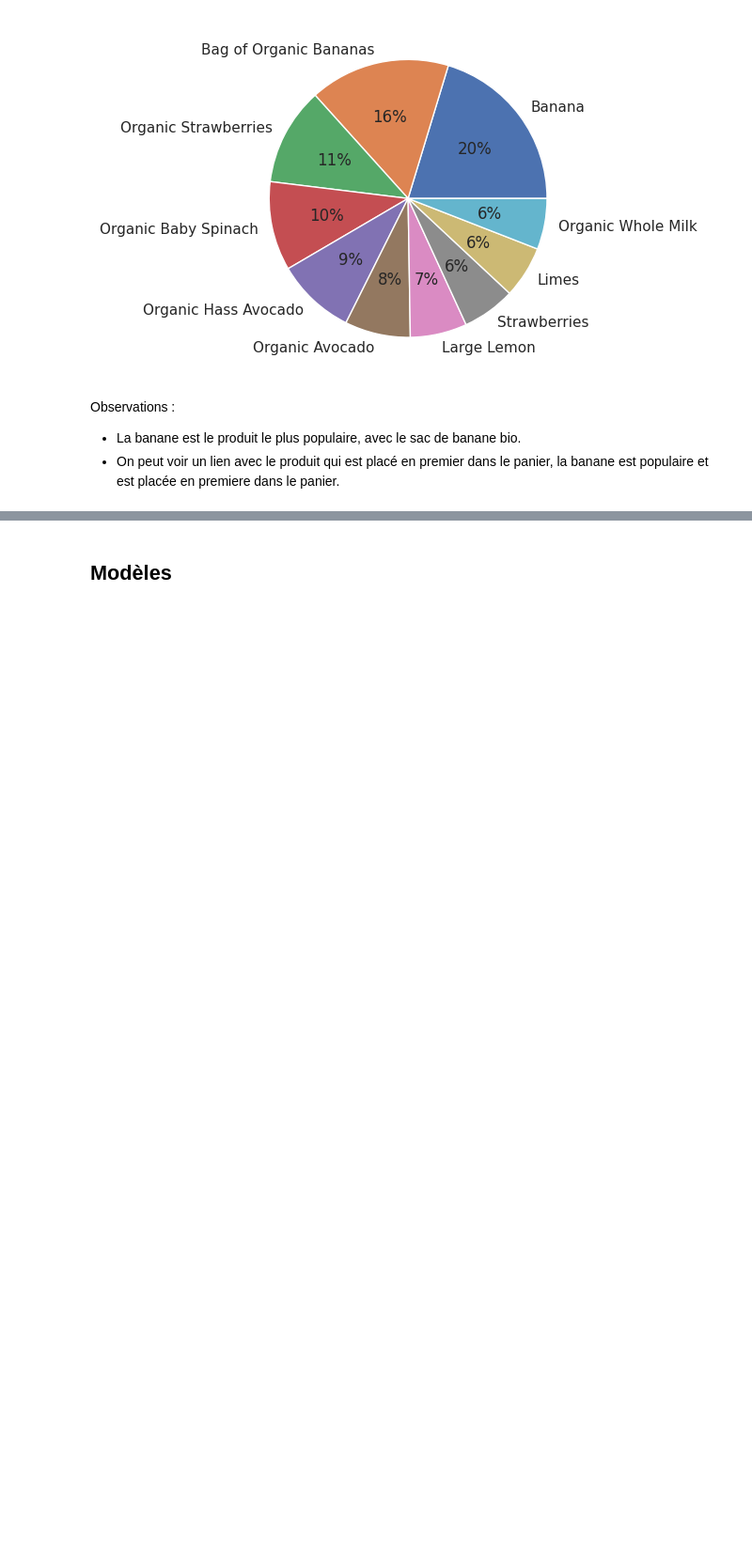
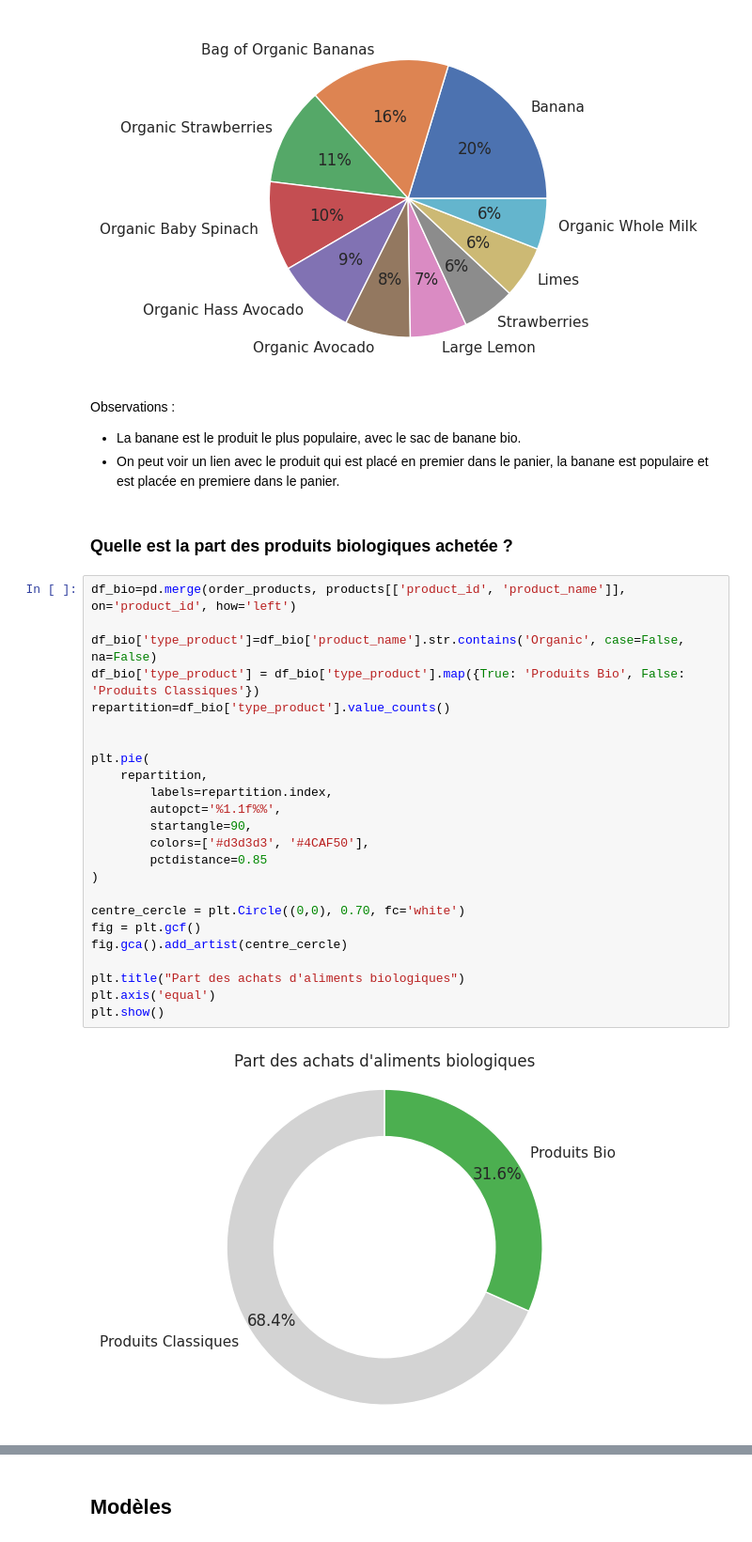
Before and after one commit to raph-bl/NextBuy, a Jupyter notebook: notebook.ipynb, the cells around one changed output, grey strips where cells are left out. Shown at 94% size. Cells and saved outputs as stored; diff of their text form; blank space fills up the shorter version.

Commit message:
feat(graph/comments):donut for the share of organic products order

```diff
--- a/notebook.ipynb
+++ b/notebook.ipynb
@@ -190,3 +190,31 @@ result.plot(kind='pie', autopct='%1.0f%%')
 Observations :
 - La banane est le produit le plus populaire, avec le sac de banane bio.
 - On peut voir un lien avec le produit qui est placé en premier dans le panier, la banane est populaire et est placée en premiere dans le panier.
+# %% [markdown]
+### Quelle est la part des produits biologiques achetée ?
+# %%
+df_bio=pd.merge(order_products, products[['product_id', 'product_name']], on='product_id', how='left')
+
+df_bio['type_product']=df_bio['product_name'].str.contains('Organic', case=False, na=False)
+df_bio['type_product'] = df_bio['type_product'].map({True: 'Produits Bio', False: 'Produits Classiques'})
+repartition=df_bio['type_product'].value_counts()
+
+
+plt.pie(
+    repartition,
+        labels=repartition.index,
+        autopct='%1.1f%%',
+        startangle=90,
+        colors=['#d3d3d3', '#4CAF50'],
+        pctdistance=0.85
+)
+
+centre_cercle = plt.Circle((0,0), 0.70, fc='white')
+fig = plt.gcf()
+fig.gca().add_artist(centre_cercle)
+
+plt.title("Part des achats d'aliments biologiques")
+plt.axis('equal')
+plt.show()
+# %% [output]
+[figure, added]
```
Also changed, not shown: parts of 2 cells of this notebook.
